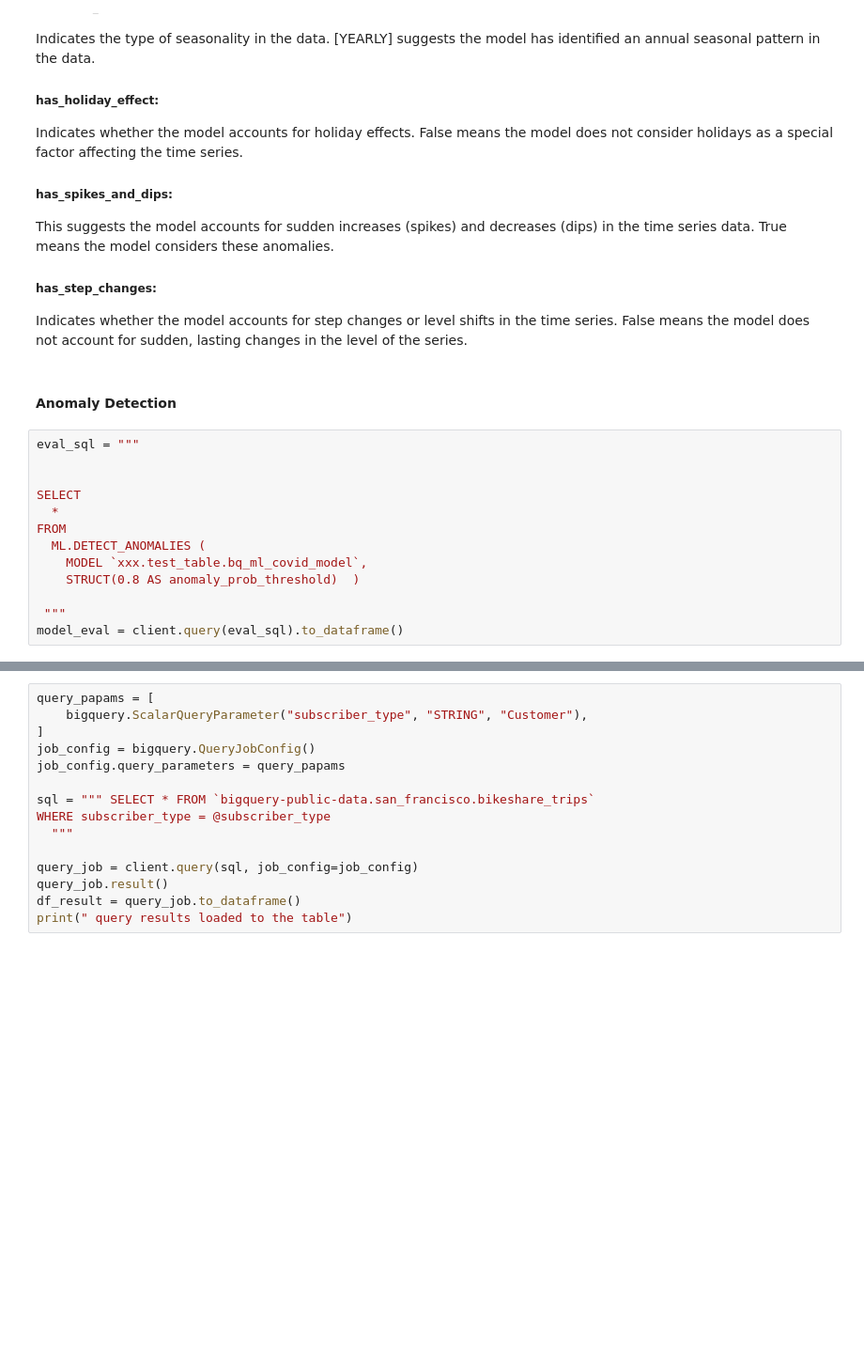
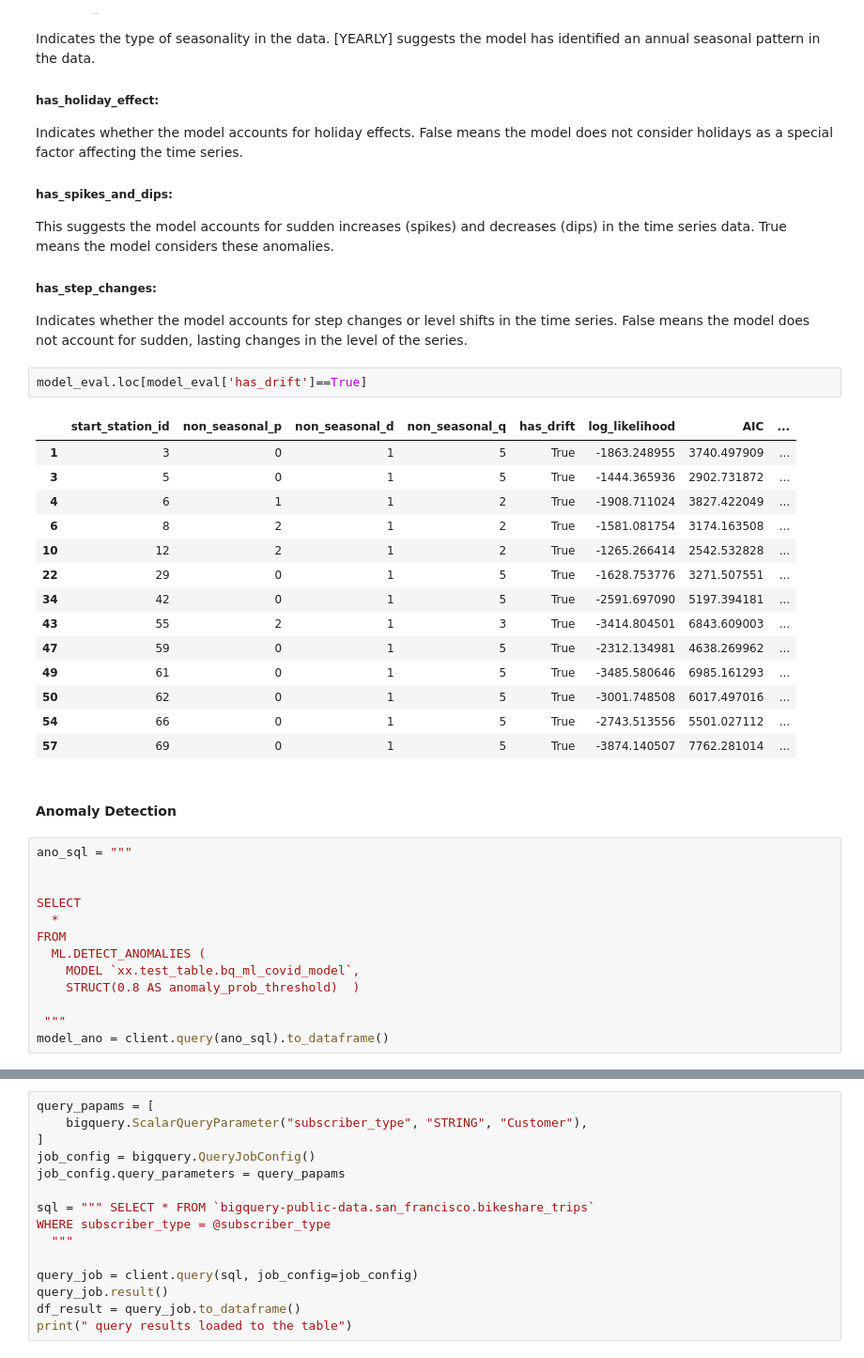
Before and after one commit to maheshpeiris0/ARIMA_ML_Models, a Jupyter notebook: BigQuery_ML/BigQuery_ARIMA.ipynb, the cells around one changed output, grey strips where cells are left out. Shown at 94% size. Drawn from its saved outputs; the diff is of its cells as text; blank space fills up the shorter version.

```diff
--- a/BigQuery_ML/BigQuery_ARIMA.ipynb
+++ b/BigQuery_ML/BigQuery_ARIMA.ipynb
@@ -159,19 +159,36 @@ This suggests the model accounts for sudden increases (spikes) and decreases (di
 
 ##### has_step_changes:
 Indicates whether the model accounts for step changes or level shifts in the time series. False means the model does not account for sudden, lasting changes in the level of the series.
+# %%
+model_eval.loc[model_eval['has_drift']==True]
+# %% [output]
+|  | start_station_id | non_seasonal_p | non_seasonal_d | non_seasonal_q | has_drift | log_likelihood | AIC | ... |
+| 1 | 3 | 0 | 1 | 5 | True | -1863.248955 | 3740.497909 | ... |
+| 3 | 5 | 0 | 1 | 5 | True | -1444.365936 | 2902.731872 | ... |
+| 4 | 6 | 1 | 1 | 2 | True | -1908.711024 | 3827.422049 | ... |
+| 6 | 8 | 2 | 1 | 2 | True | -1581.081754 | 3174.163508 | ... |
+| 10 | 12 | 2 | 1 | 2 | True | -1265.266414 | 2542.532828 | ... |
+| 22 | 29 | 0 | 1 | 5 | True | -1628.753776 | 3271.507551 | ... |
+| 34 | 42 | 0 | 1 | 5 | True | -2591.697090 | 5197.394181 | ... |
+| 43 | 55 | 2 | 1 | 3 | True | -3414.804501 | 6843.609003 | ... |
+| 47 | 59 | 0 | 1 | 5 | True | -2312.134981 | 4638.269962 | ... |
+| 49 | 61 | 0 | 1 | 5 | True | -3485.580646 | 6985.161293 | ... |
+| 50 | 62 | 0 | 1 | 5 | True | -3001.748508 | 6017.497016 | ... |
+| 54 | 66 | 0 | 1 | 5 | True | -2743.513556 | 5501.027112 | ... |
+| 57 | 69 | 0 | 1 | 5 | True | -3874.140507 | 7762.281014 | ... |
 # %% [markdown]
 #### Anomaly Detection
 # %%
-eval_sql = """
+ano_sql = """
 
 
 SELECT
   *
 FROM
   ML.DETECT_ANOMALIES (
-    MODEL `xxx.test_table.bq_ml_covid_model`,
+    MODEL `xx.test_table.bq_ml_covid_model`,
     STRUCT(0.8 AS anomaly_prob_threshold)  )
 
  """
-model_eval = client.query(eval_sql).to_dataframe()
+model_ano = client.query(ano_sql).to_dataframe()
 # %%
```
Also changed, not shown: parts of 12 cells of this notebook.
